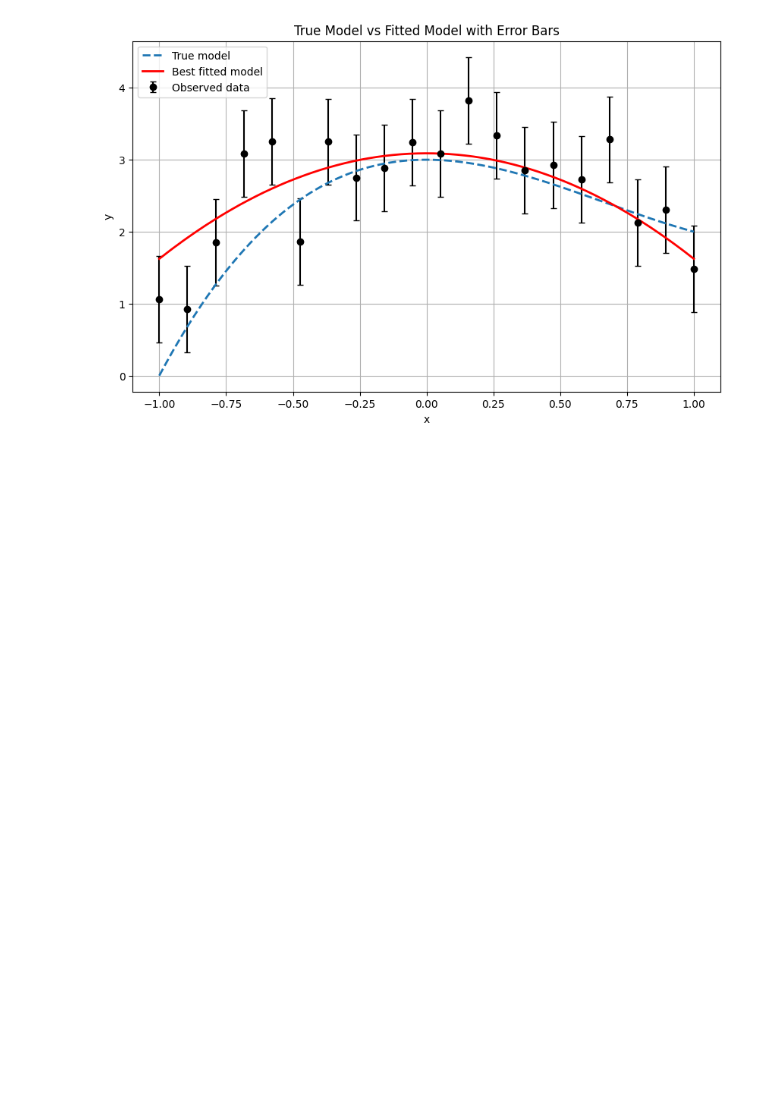
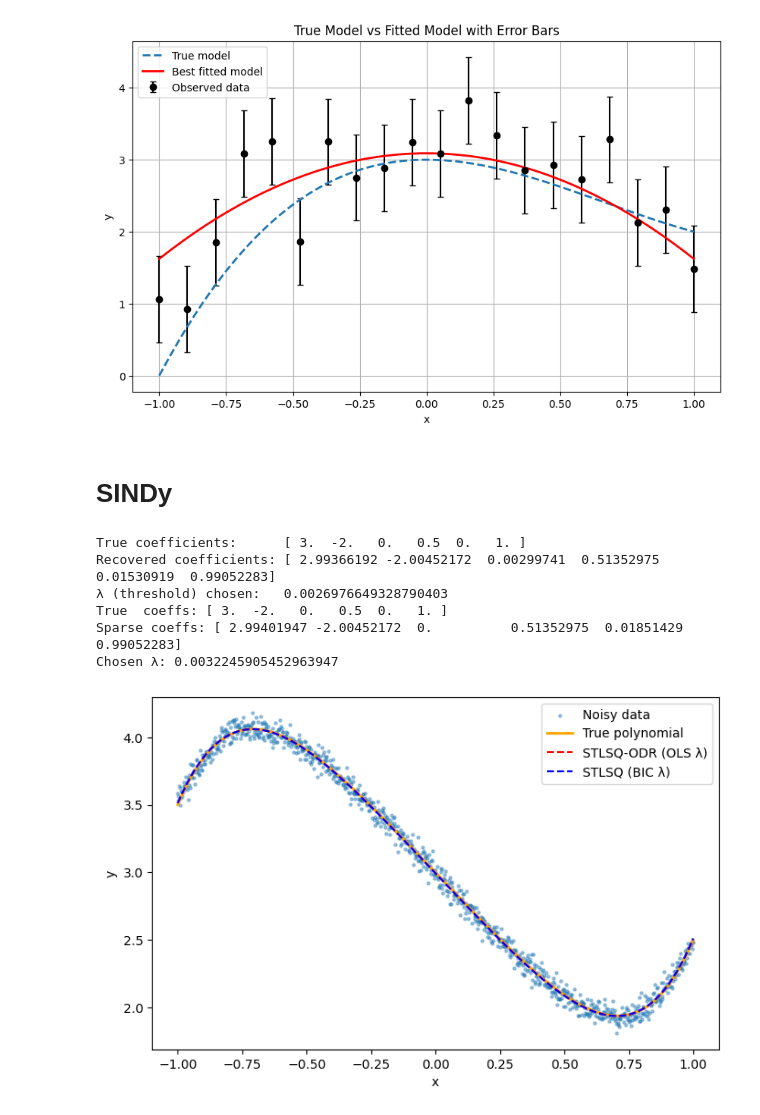
Before and after one commit to Xinyi10086/project, a Jupyter notebook: notebook/Bayesian_Razor.ipynb, the cells around one changed output. Saved outputs shown, nothing was run; the diff lists cells and outputs as text; code cells hidden in the pictures; blank space fills up the shorter version.

```diff
--- a/notebook/Bayesian_Razor.ipynb
+++ b/notebook/Bayesian_Razor.ipynb
@@ -1421,3 +1687,5 @@ Best Model (Highest Posterior):
 Posterior Probability: 0.380
 Polynomial: -1.466 * x^2 + 3.089
 [figure]
+# %% [markdown]
+# SINDy
@@ -1423,0 +1723,67 @@ Polynomial: -1.466 * x^2 + 3.089
+# %%
+np.random.seed(0)
+m = 1000
+x = np.linspace(-1, 1, m)
+true_coeffs = np.array([3.0, -2.0, 0.0, 0.5, 0.0, 1])  # true polynomial coefficients
+deg = len(true_coeffs) - 1
+
+y_clean = sum(c * x**k for k, c in enumerate(true_coeffs))
+y_noisy = y_clean + 0.05 * np.random.randn(m)  # add noise
+
+# Build polynomial feature library Θ
+Theta = np.vstack([x**k for k in range(deg + 1)]).T
+
+# ------------------------
+# Method 1: Fixed λ (90% of the smallest non-zero coefficient)
+Xi_initial, *_ = np.linalg.lstsq(Theta, y_noisy[:, None], rcond=None)
+nz = np.abs(Xi_initial)[np.abs(Xi_initial) > 1e-12]
+lambd_fixed = 0.9 * nz.min()
+
+Xi_sparse = STLSQ(Theta, y_noisy[:, None], lambd=lambd_fixed, n_iter=10).ravel()
+y_fit_fixed = sum(Xi_sparse[k] * x**k for k in range(deg + 1))
+
+print("True coefficients:     ", true_coeffs)
+print("Recovered coefficients:", Xi_sparse)
+print("λ (threshold) chosen:  ", lambd_fixed)
+
+# ------------------------
+# Method 2: BIC-based λ selection
+y = y_noisy[:, None]
+lambdas = np.logspace(-3, 0, 60)  # λ grid: 0.001 → 1
+best_bic, best_Xi, best_lam = np.inf, None, None
+n = len(y_noisy)
+
+for lam in lambdas:
+    Xi_n = STLSQ(Theta, y, lam)
+    rss = np.sum((y_noisy - (Theta @ Xi_n).ravel())**2)
+    k = np.count_nonzero(Xi_n)  # number of non-zero coefficients
+    bic = n * np.log(rss / n) + k * np.log(n)
+    if bic < best_bic:
+        best_bic, best_Xi, best_lam = bic, Xi_n.ravel(), lam
+
+y_fit_bic = sum(best_Xi[k] * x**k for k in range(deg + 1))
+
+print("True  coeffs:", true_coeffs)
+print("Sparse coeffs:", best_Xi)
+print("Chosen λ:", best_lam)
+
+# ------------------------
+# Plot: Compare both methods in the same figure
+plt.figure(figsize=(8,5))
+plt.scatter(x, y_noisy, s=5, alpha=0.4, label="Noisy data")
+plt.plot(x, y_clean, color="orange", lw=2, label="True polynomial")
+plt.plot(x, y_fit_fixed, "--", color="red", lw=1.5, label=f"STLSQ-ODR (OLS λ)")
+plt.plot(x, y_fit_bic, "--", color="blue", lw=1.5, label=f"STLSQ (BIC λ)")
+
+plt.xlabel("x")
+plt.ylabel("y")
+plt.legend()
+plt.show()
+# %% [output]
+True coefficients:      [ 3.  -2.   0.   0.5  0.   1. ]
+Recovered coefficients: [ 2.99366192 -2.00452172  0.00299741  0.51352975  0.01530919  0.99052283]
+λ (threshold) chosen:   0.0026976649328790403
+True  coeffs: [ 3.  -2.   0.   0.5  0.   1. ]
+Sparse coeffs: [ 2.99401947 -2.00452172  0.          0.51352975  0.01851429  0.99052283]
+Chosen λ: 0.0032245905452963947
+[figure, added]
```
Also changed, not shown: parts of 7 cells of this notebook, 36 other files.
